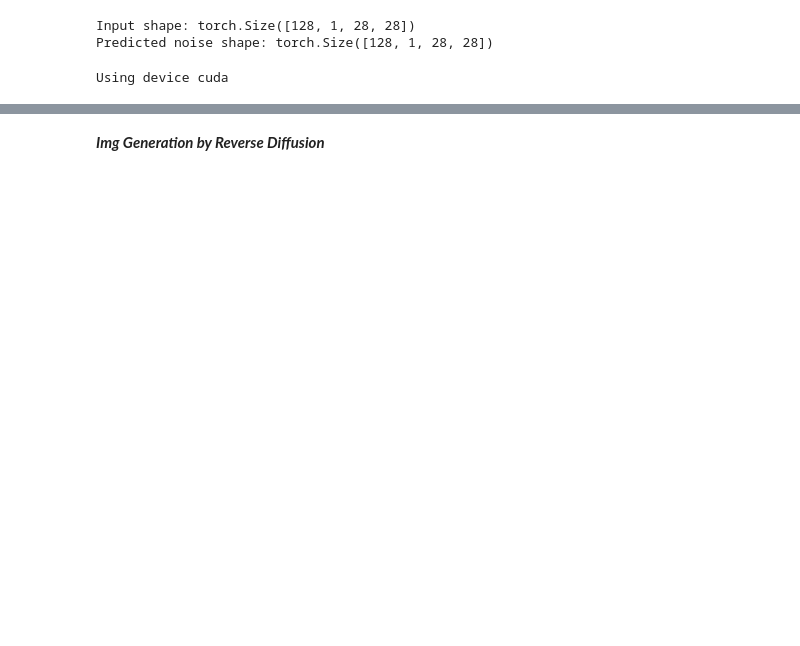
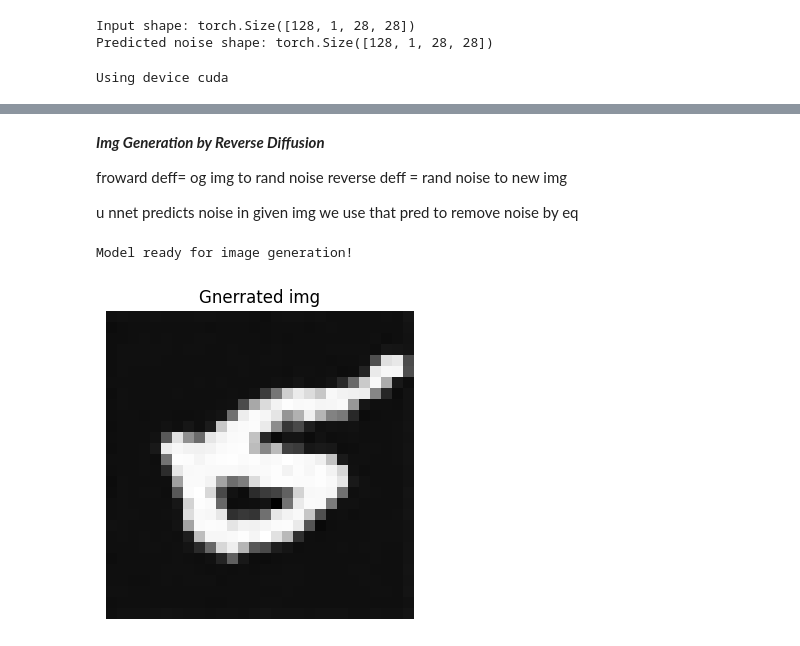
Before and after one commit to Budh05/Deep-Learning-, a Jupyter notebook: Diffusion_Image_Generator.ipynb, the cells around one changed output, grey strips where cells are left out. Saved outputs shown, nothing was run; the diff lists cells and outputs as text; code cells hidden in the pictures; blank space fills up the shorter version.

```diff
--- a/Diffusion_Image_Generator.ipynb
+++ b/Diffusion_Image_Generator.ipynb
@@ -272,5 +272,64 @@ torch.save(
     model.state_dict(),
     "diffusion_model.pth"
 )
-# %% [markdown]
-***Img  Generation by  Reverse Diffusion***
+# %% [markdown]
+***Img  Generation by  Reverse Diffusion***
+
+froward deff= og img to rand noise
+reverse deff = rand noise to new img
+
+u nnet predicts noise in given img
+we use that pred to remove noise by eq
+# %%
+beta = beta.to(device)
+alpha = alpha.to(device)
+alpha_bar = alpha_bar.to(device)
+
+model.eval()
+
+print("Model ready for image generation!")
+# %% [output]
+Model ready for image generation!
+# %%
+#reverse diff fn
+@torch.no_grad()
+def reverse_diffusion(): #prevents pytorch from storing unwanted gradients during img generaton
+    #starting with rand noise thus creates rand 28x28 greyscale img
+    x = torch.randn(1, 1, 28, 28).to(device)
+
+    #remove noise gradually
+    for t in reversed(range(T)):
+        #current timestep
+        t_tensor = torch.tensor([t], device=device)
+
+        #predict noise
+        predicted_noise = model(x, t_tensor)    #move backward from 399 to 0 timestep
+
+        #getting schedule values
+        beta_t = beta[t]
+        alpha_t = alpha[t]
+        alpha_bar_t = alpha_bar[t]
+
+        #generating random noise
+        if t > 0:
+            noise = torch.randn_like(x)
+        else:
+            noise = torch.zeros_like(x)
+
+        #reverse diff eq
+        x = (1 / torch.sqrt(alpha_t)) * (x - (beta_t / torch.sqrt(1 - alpha_bar_t)) * predicted_noise) + torch.sqrt(beta_t) * noise
+
+    return x
+# %%
+#generating img
+generated_image= reverse_diffusion()
+
+generated_image=generated_image.cpu().squeeze()   #movng img to cpu to visualisation
+generated_image=(generated_image+1)/2           #convert values form -1 to 1  into 0-1
+plt.figure(figsize=(4,4))                       #display generated img
+plt.imshow(generated_image.clamp(0,1),cmap="gray")
+plt.title("Gnerrated img")
+plt.axis("off")
+plt.show()
+# %% [output]
+[figure, added]
```
Also changed, not shown: parts of 7 cells of this notebook.
